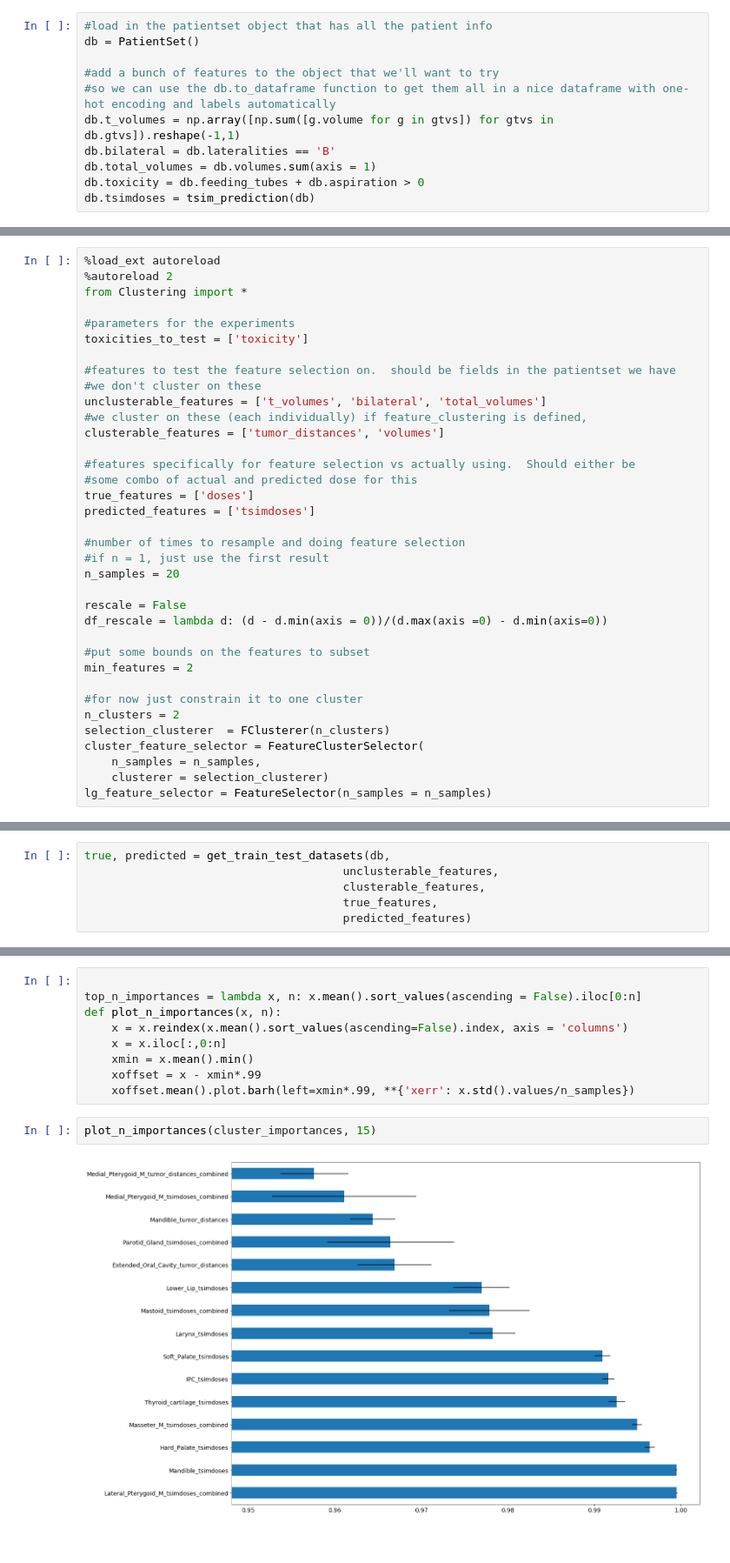
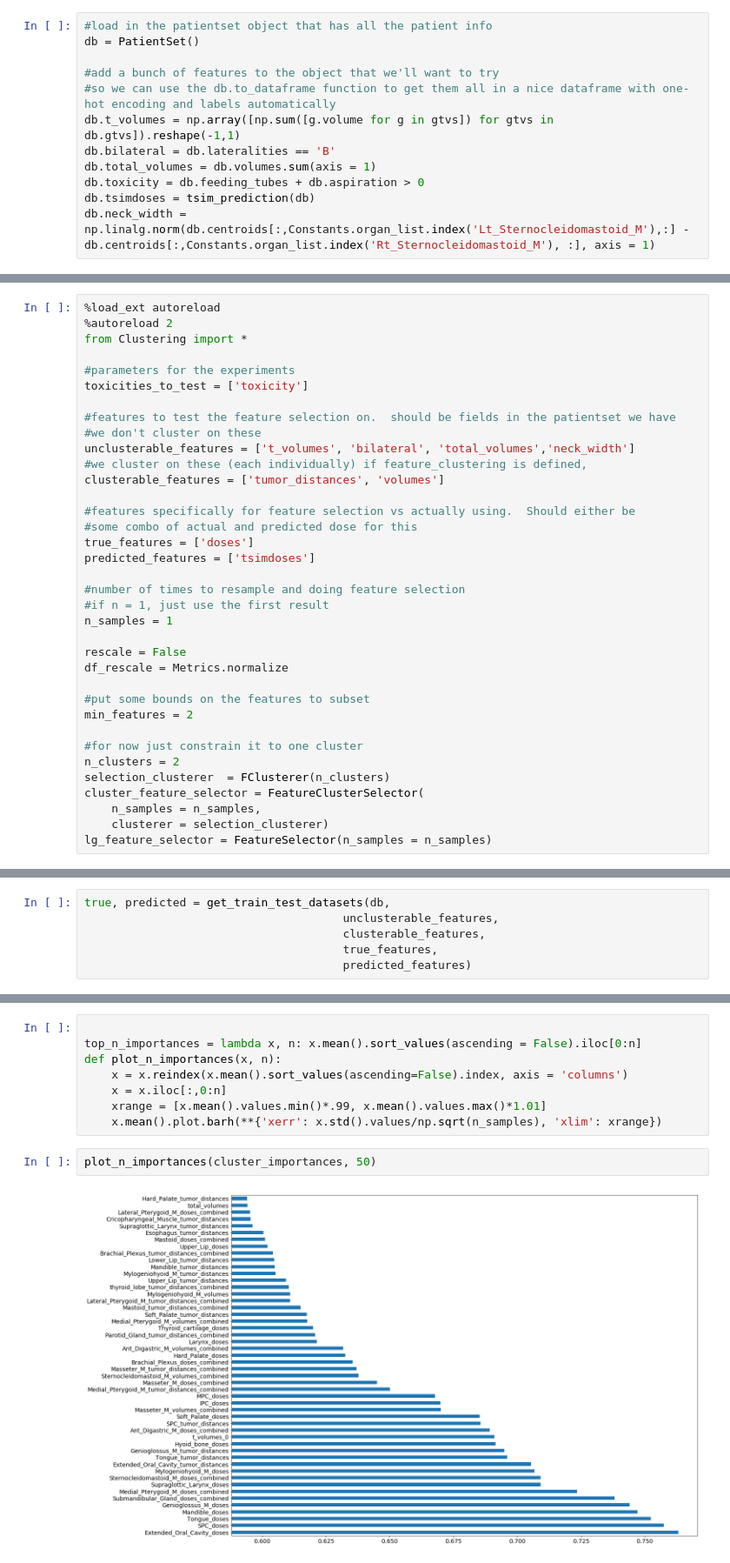
Before and after one commit to uic-evl/CAMP-RT, a Jupyter notebook: PYTHON/SensitivityAnalysis.ipynb, the cells around one changed output, grey strips where cells are left out. Shown: that part at 87% size. Cells and saved outputs as stored; diff of their text form.

```diff
--- a/PYTHON/SensitivityAnalysis.ipynb
+++ b/PYTHON/SensitivityAnalysis.ipynb
@@ -46,4 +51,5 @@ db.bilateral = db.lateralities == 'B'
 db.total_volumes = db.volumes.sum(axis = 1)
 db.toxicity = db.feeding_tubes + db.aspiration > 0
 db.tsimdoses = tsim_prediction(db)
+db.neck_width = np.linalg.norm(db.centroids[:,Constants.organ_list.index('Lt_Sternocleidomastoid_M'),:] - db.centroids[:,Constants.organ_list.index('Rt_Sternocleidomastoid_M'), :], axis = 1)
 # %% [output]
@@ -67,7 +76,7 @@ toxicities_to_test = ['toxicity']
 
 #features to test the feature selection on.  should be fields in the patientset we have
 #we don't cluster on these
-unclusterable_features = ['t_volumes', 'bilateral', 'total_volumes']
+unclusterable_features = ['t_volumes', 'bilateral', 'total_volumes','neck_width']
 #we cluster on these (each individually) if feature_clustering is defined,
 clusterable_features = ['tumor_distances', 'volumes']
 
@@ -78,10 +87,10 @@ predicted_features = ['tsimdoses']
 
 #number of times to resample and doing feature selection
 #if n = 1, just use the first result
-n_samples = 20
+n_samples = 1
 
 rescale = False
-df_rescale = lambda d: (d - d.min(axis = 0))/(d.max(axis =0) - d.min(axis=0))
+df_rescale = Metrics.normalize
 
 #put some bounds on the features to subset
 min_features = 2
@@ -130,11 +145,10 @@ top_n_importances = lambda x, n: x.mean().sort_values(ascending = False).iloc[0:
 def plot_n_importances(x, n):
     x = x.reindex(x.mean().sort_values(ascending=False).index, axis = 'columns')
     x = x.iloc[:,0:n]
-    xmin = x.mean().min()
-    xoffset = x - xmin*.99
-    xoffset.mean().plot.barh(left=xmin*.99, **{'xerr': x.std().values/n_samples})
+    xrange = [x.mean().values.min()*.99, x.mean().values.max()*1.01]
+    x.mean().plot.barh(**{'xerr': x.std().values/np.sqrt(n_samples), 'xlim': xrange})
 # %%
-plot_n_importances(cluster_importances, 15)
+plot_n_importances(cluster_importances, 50)
 # %% [output]
-[figure, old version]
+[figure, new version]
 # %%
```
Also changed, not shown: parts of 14 cells of this notebook, 3 other files.
